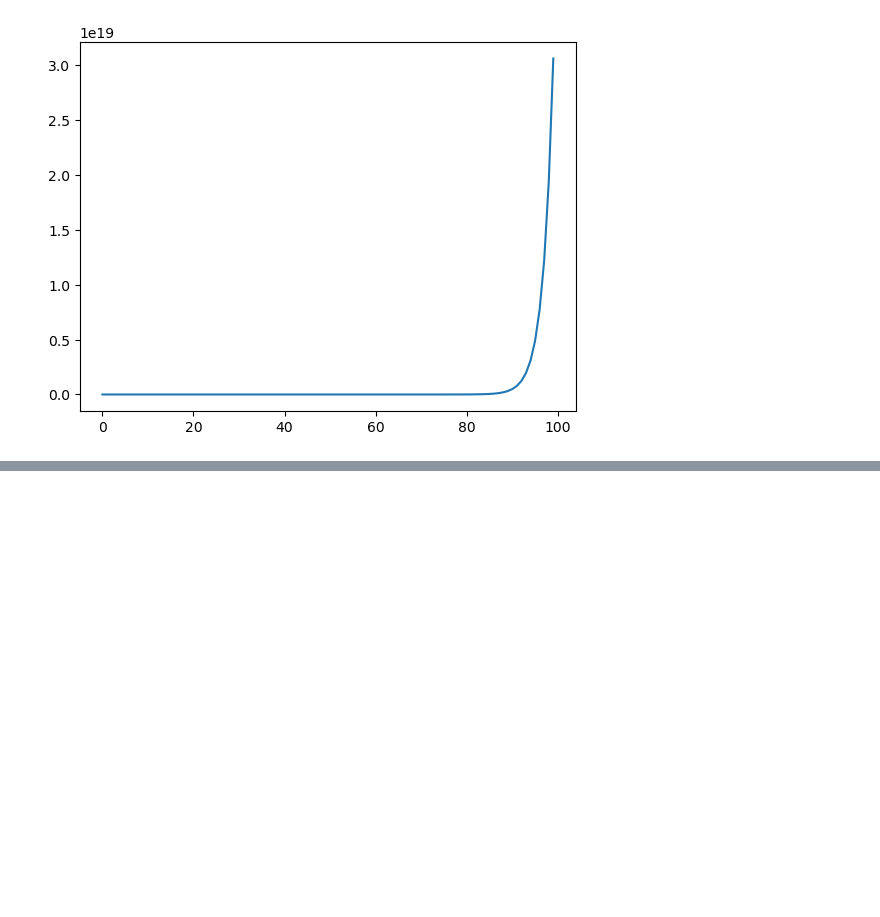
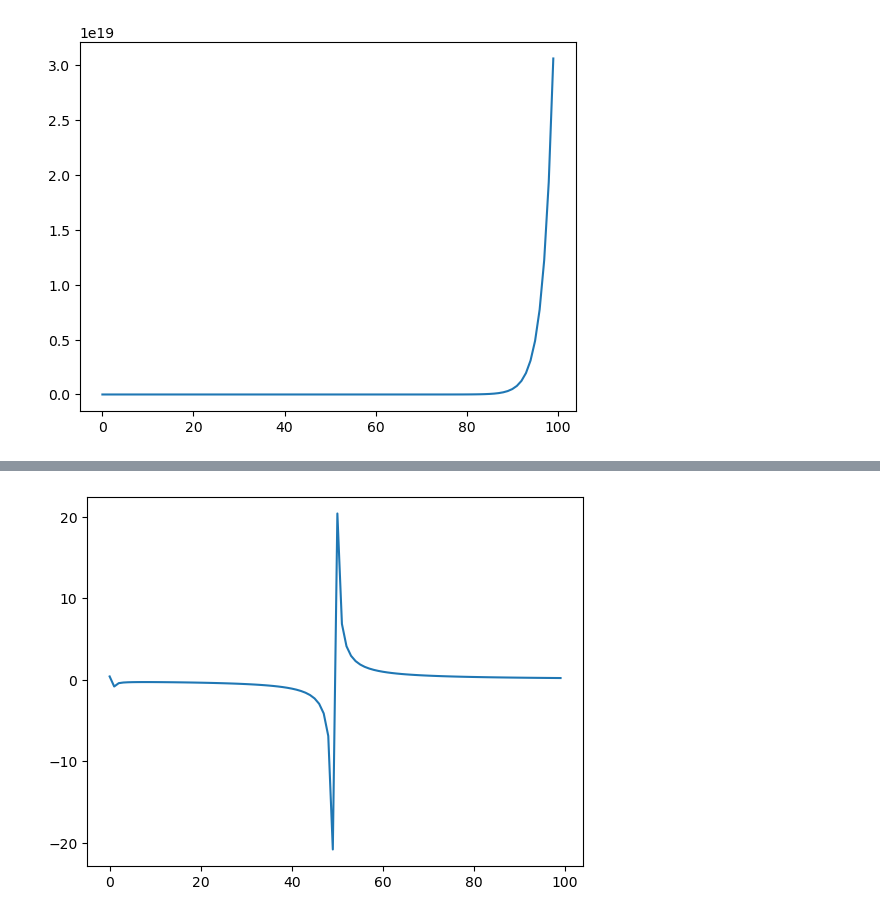
Before and after one commit to ruwanego/cm2607, a Jupyter notebook: tutorial7.ipynb, the cells around one changed output, grey strips where cells are left out. Cells and saved outputs as stored; diff of their text form; code cells hidden in the pictures; blank space fills up the shorter version.

```diff
--- a/tutorial7.ipynb
+++ b/tutorial7.ipynb
@@ -91,0 +116,7 @@ x :  [ 0  1  2  3  4  5  6  7  8  9 10 11 12 13 14 15 16 17 18 19 20 21 22 23
+# %%
+# g.
+y = (x+1)/(0.1*x**2 - 5*x +2.5)
+plt.plot(x,y)
+plt.show()
+# %% [output]
+[figure, added]
```
Also changed, not shown: parts of 4 cells of this notebook.
